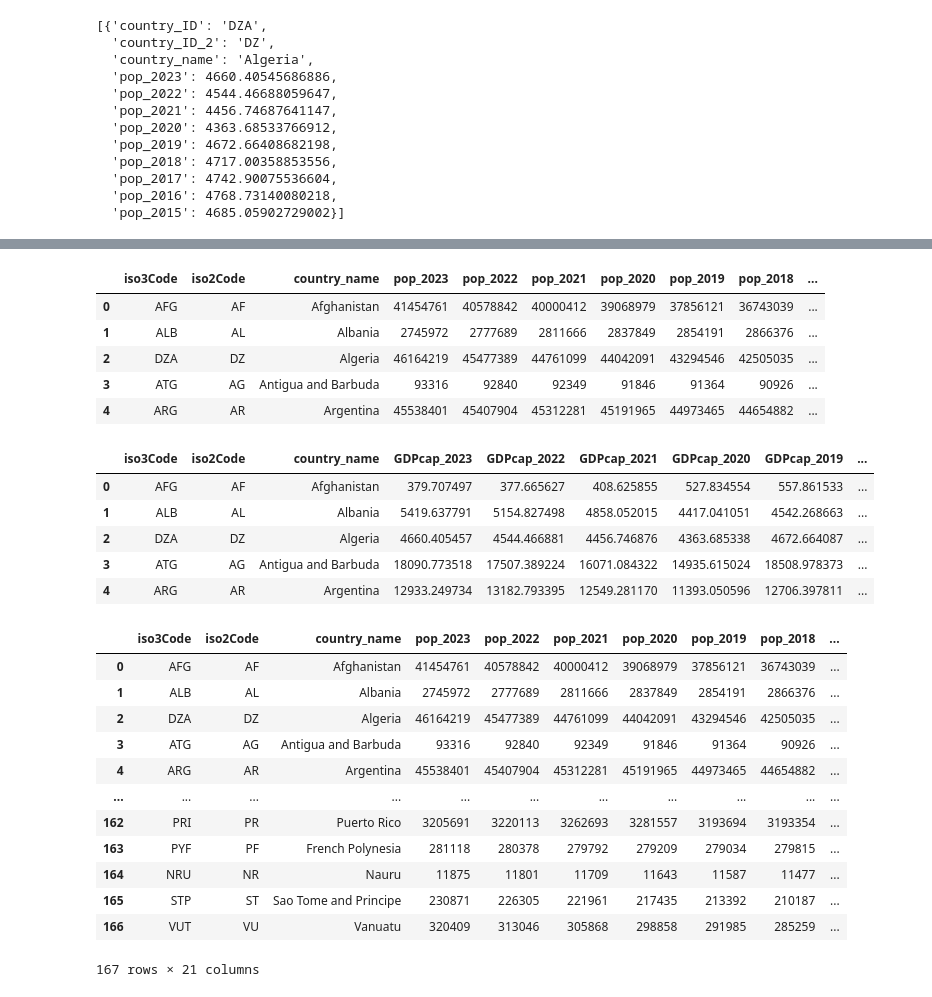
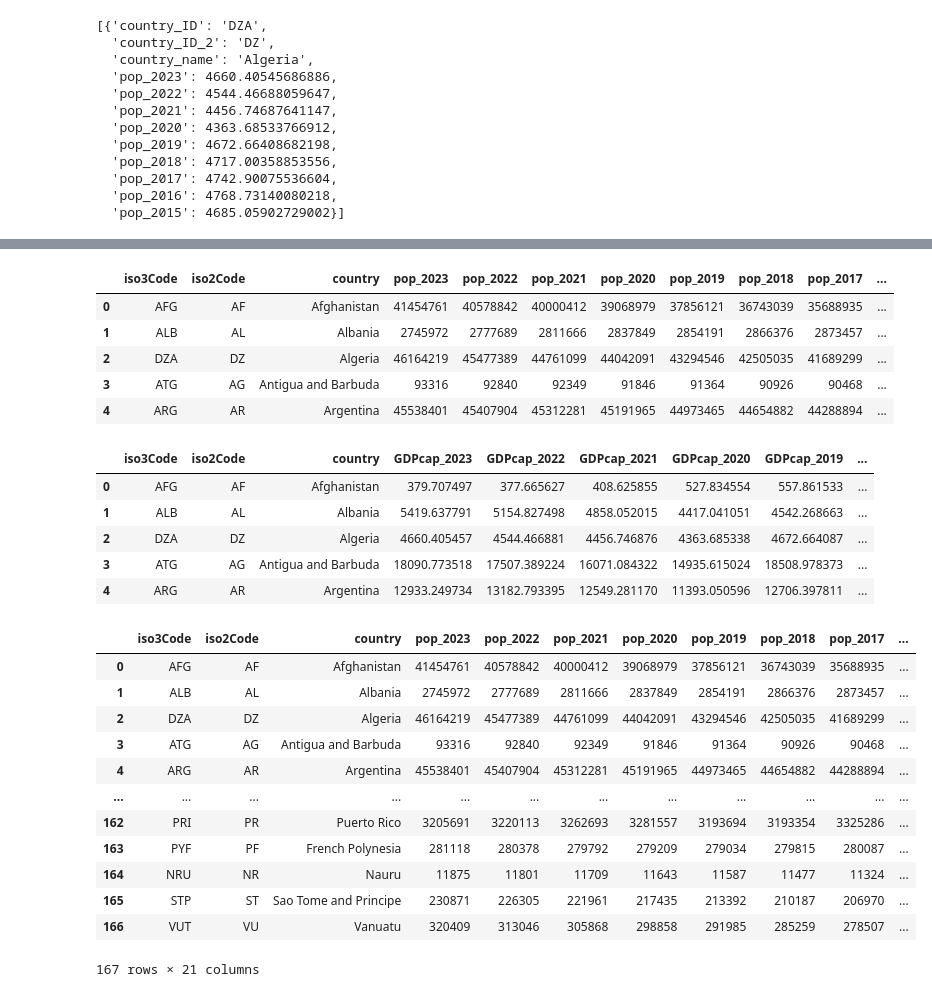
Before and after one commit to nazimben25/project3_group4, a Jupyter notebook: immigration.ipynb, the cells around one changed output, grey strips where cells are left out. Saved outputs shown, nothing was run; the diff lists cells and outputs as text; code cells hidden in the pictures.

```diff
--- a/immigration.ipynb
+++ b/immigration.ipynb
@@ -400,7 +425,7 @@ for i in country_list :
         pop_list.append({
             'iso3Code' : response_pop[1][0]['countryiso3code'],
             'iso2Code' : response_pop[1][0]['country']['id'],
-            'country_name' : response_pop[1][0]['country']['value'],
+            'country' : response_pop[1][0]['country']['value'],
             'pop_2023' : response_pop[1][0]['value'] ,
             'pop_2022' :response_pop[1][1]['value'] ,
             'pop_2021' :response_pop[1][2]['value'] ,
@@ -427,7 +452,7 @@ for i in country_list :
         gdpcapita_list.append({
             'iso3Code' : response_gdp[1][0]['countryiso3code'],
             'iso2Code' : response_gdp[1][0]['country']['id'],
-            'country_name' : response_gdp[1][0]['country']['value'],
+            'country' : response_gdp[1][0]['country']['value'],
             'GDPcap_2023' : response_gdp[1][0]['value'] ,
             'GDPcap_2022' : response_gdp[1][1]['value'] ,
             'GDPcap_2021' : response_gdp[1][2]['value'] ,
@@ -470,12 +495,12 @@ pop_df = pop_df.dropna(how='all')
 
 pop_df.head()
 # %% [output]
-|  | iso3Code | iso2Code | country_name | pop_2023 | pop_2022 | pop_2021 | pop_2020 | pop_2019 | pop_2018 | ... |
-| 0 | AFG | AF | Afghanistan | 41454761 | 40578842 | 40000412 | 39068979 | 37856121 | 36743039 | ... |
-| 1 | ALB | AL | Albania | 2745972 | 2777689 | 2811666 | 2837849 | 2854191 | 2866376 | ... |
-| 2 | DZA | DZ | Algeria | 46164219 | 45477389 | 44761099 | 44042091 | 43294546 | 42505035 | ... |
-| 3 | ATG | AG | Antigua and Barbuda | 93316 | 92840 | 92349 | 91846 | 91364 | 90926 | ... |
-| 4 | ARG | AR | Argentina | 45538401 | 45407904 | 45312281 | 45191965 | 44973465 | 44654882 | ... |
+|  | iso3Code | iso2Code | country | pop_2023 | pop_2022 | pop_2021 | pop_2020 | pop_2019 | pop_2018 | pop_2017 | ... |
+| 0 | AFG | AF | Afghanistan | 41454761 | 40578842 | 40000412 | 39068979 | 37856121 | 36743039 | 35688935 | ... |
+| 1 | ALB | AL | Albania | 2745972 | 2777689 | 2811666 | 2837849 | 2854191 | 2866376 | 2873457 | ... |
+| 2 | DZA | DZ | Algeria | 46164219 | 45477389 | 44761099 | 44042091 | 43294546 | 42505035 | 41689299 | ... |
+| 3 | ATG | AG | Antigua and Barbuda | 93316 | 92840 | 92349 | 91846 | 91364 | 90926 | 90468 | ... |
+| 4 | ARG | AR | Argentina | 45538401 | 45407904 | 45312281 | 45191965 | 44973465 | 44654882 | 44288894 | ... |
 # %%
 ## Create DF
 
@@ -485,7 +510,7 @@ gdp_df = gdp_df.dropna(how='all')
 
 gdp_df.head()
 # %% [output]
-|  | iso3Code | iso2Code | country_name | GDPcap_2023 | GDPcap_2022 | GDPcap_2021 | GDPcap_2020 | GDPcap_2019 | ... |
+|  | iso3Code | iso2Code | country | GDPcap_2023 | GDPcap_2022 | GDPcap_2021 | GDPcap_2020 | GDPcap_2019 | ... |
 | 0 | AFG | AF | Afghanistan | 379.707497 | 377.665627 | 408.625855 | 527.834554 | 557.861533 | ... |
 | 1 | ALB | AL | Albania | 5419.637791 | 5154.827498 | 4858.052015 | 4417.041051 | 4542.268663 | ... |
 | 2 | DZA | DZ | Algeria | 4660.405457 | 4544.466881 | 4456.746876 | 4363.685338 | 4672.664087 | ... |
@@ -494,22 +519,22 @@ gdp_df.head()
 # %%
 macro_data_df = pd.merge(pop_df, gdp_df, on='iso3Code')
 
-macro_data_df = macro_data_df.drop(columns={'iso2Code_y','country_name_y'})
+macro_data_df = macro_data_df.drop(columns={'iso2Code_y','country_y'})
 macro_data_df = macro_data_df.rename(columns={'iso2Code_x': 'iso2Code',
-                                              'country_name_x': 'country_name'
+                                              'country_x': 'country'
                                               })
 macro_data_df
 # %% [output]
-|  | iso3Code | iso2Code | country_name | pop_2023 | pop_2022 | pop_2021 | pop_2020 | pop_2019 | pop_2018 | ... |
-| 0 | AFG | AF | Afghanistan | 41454761 | 40578842 | 40000412 | 39068979 | 37856121 | 36743039 | ... |
-| 1 | ALB | AL | Albania | 2745972 | 2777689 | 2811666 | 2837849 | 2854191 | 2866376 | ... |
-| 2 | DZA | DZ | Algeria | 46164219 | 45477389 | 44761099 | 44042091 | 43294546 | 42505035 | ... |
-| 3 | ATG | AG | Antigua and Barbuda | 93316 | 92840 | 92349 | 91846 | 91364 | 90926 | ... |
-| 4 | ARG | AR | Argentina | 45538401 | 45407904 | 45312281 | 45191965 | 44973465 | 44654882 | ... |
-| ... | ... | ... | ... | ... | ... | ... | ... | ... | ... | ... |
-| 162 | PRI | PR | Puerto Rico | 3205691 | 3220113 | 3262693 | 3281557 | 3193694 | 3193354 | ... |
-| 163 | PYF | PF | French Polynesia | 281118 | 280378 | 279792 | 279209 | 279034 | 279815 | ... |
-| 164 | NRU | NR | Nauru | 11875 | 11801 | 11709 | 11643 | 11587 | 11477 | ... |
-| 165 | STP | ST | Sao Tome and Principe | 230871 | 226305 | 221961 | 217435 | 213392 | 210187 | ... |
-| 166 | VUT | VU | Vanuatu | 320409 | 313046 | 305868 | 298858 | 291985 | 285259 | ... |
+|  | iso3Code | iso2Code | country | pop_2023 | pop_2022 | pop_2021 | pop_2020 | pop_2019 | pop_2018 | pop_2017 | ... |
+| 0 | AFG | AF | Afghanistan | 41454761 | 40578842 | 40000412 | 39068979 | 37856121 | 36743039 | 35688935 | ... |
+| 1 | ALB | AL | Albania | 2745972 | 2777689 | 2811666 | 2837849 | 2854191 | 2866376 | 2873457 | ... |
+| 2 | DZA | DZ | Algeria | 46164219 | 45477389 | 44761099 | 44042091 | 43294546 | 42505035 | 41689299 | ... |
+| 3 | ATG | AG | Antigua and Barbuda | 93316 | 92840 | 92349 | 91846 | 91364 | 90926 | 90468 | ... |
+| 4 | ARG | AR | Argentina | 45538401 | 45407904 | 45312281 | 45191965 | 44973465 | 44654882 | 44288894 | ... |
+| ... | ... | ... | ... | ... | ... | ... | ... | ... | ... | ... | ... |
+| 162 | PRI | PR | Puerto Rico | 3205691 | 3220113 | 3262693 | 3281557 | 3193694 | 3193354 | 3325286 | ... |
+| 163 | PYF | PF | French Polynesia | 281118 | 280378 | 279792 | 279209 | 279034 | 279815 | 280087 | ... |
+| 164 | NRU | NR | Nauru | 11875 | 11801 | 11709 | 11643 | 11587 | 11477 | 11324 | ... |
+| 165 | STP | ST | Sao Tome and Principe | 230871 | 226305 | 221961 | 217435 | 213392 | 210187 | 206970 | ... |
+| 166 | VUT | VU | Vanuatu | 320409 | 313046 | 305868 | 298858 | 291985 | 285259 | 278507 | ... |
 167 rows × 21 columns
```
Also changed, not shown: parts of 7 cells of this notebook, 1 other file.
